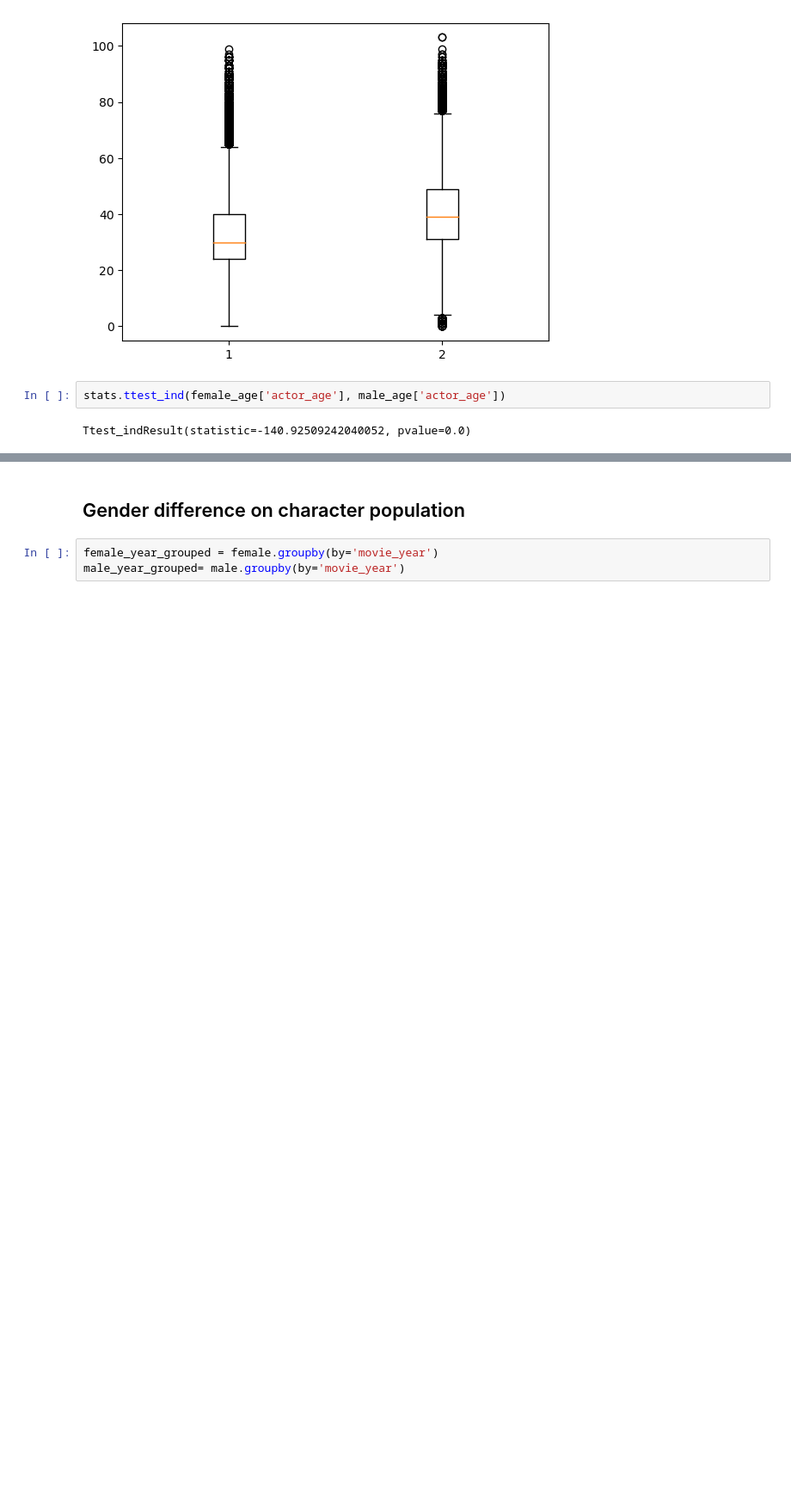
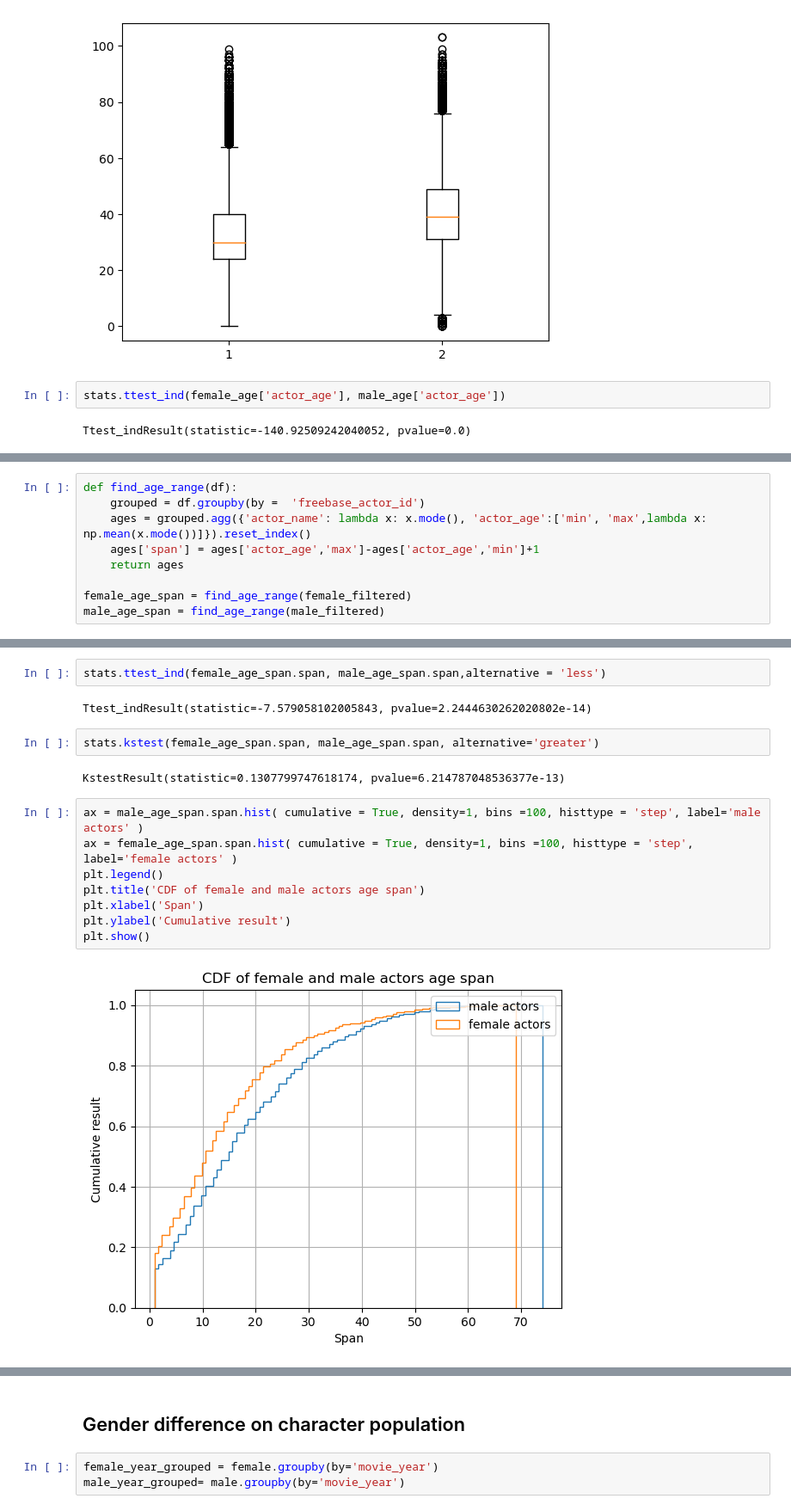
Before and after one commit to epfl-ada/ada-2022-project-alldatapointaccurate, a Jupyter notebook: processing.ipynb, the cells around one changed output, grey strips where cells are left out. Shown at 86% size. Saved outputs shown, nothing was run; the diff lists cells and outputs as text; blank space fills up the shorter version.

Commit message:
analyze on market preference; specify career span

```diff
--- a/processing.ipynb
+++ b/processing.ipynb
@@ -270,0 +292,9 @@ Ttest_indResult(statistic=-140.92509242040052, pvalue=0.0)
+# %%
+def find_age_range(df):
+    grouped = df.groupby(by =  'freebase_actor_id')
+    ages = grouped.agg({'actor_name': lambda x: x.mode(), 'actor_age':['min', 'max',lambda x: np.mean(x.mode())]}).reset_index()
+    ages['span'] = ages['actor_age','max']-ages['actor_age','min']+1
+    return ages
+
+female_age_span = find_age_range(female_filtered)
+male_age_span = find_age_range(male_filtered)
@@ -270,0 +325,18 @@ Ttest_indResult(statistic=-140.92509242040052, pvalue=0.0)
+# %%
+stats.ttest_ind(female_age_span.span, male_age_span.span,alternative = 'less')
+# %% [output]
+Ttest_indResult(statistic=-7.579058102005843, pvalue=2.2444630262020802e-14)
+# %%
+stats.kstest(female_age_span.span, male_age_span.span, alternative='greater')
+# %% [output]
+KstestResult(statistic=0.1307799747618174, pvalue=6.214787048536377e-13)
+# %%
+ax = male_age_span.span.hist( cumulative = True, density=1, bins =100, histtype = 'step', label='male actors' )
+ax = female_age_span.span.hist( cumulative = True, density=1, bins =100, histtype = 'step', label='female actors' )
+plt.legend()
+plt.title('CDF of female and male actors age span')
+plt.xlabel('Span')
+plt.ylabel('Cumulative result')
+plt.show()
+# %% [output]
+[figure, added]
```
Also changed, not shown: parts of 30 cells of this notebook.
